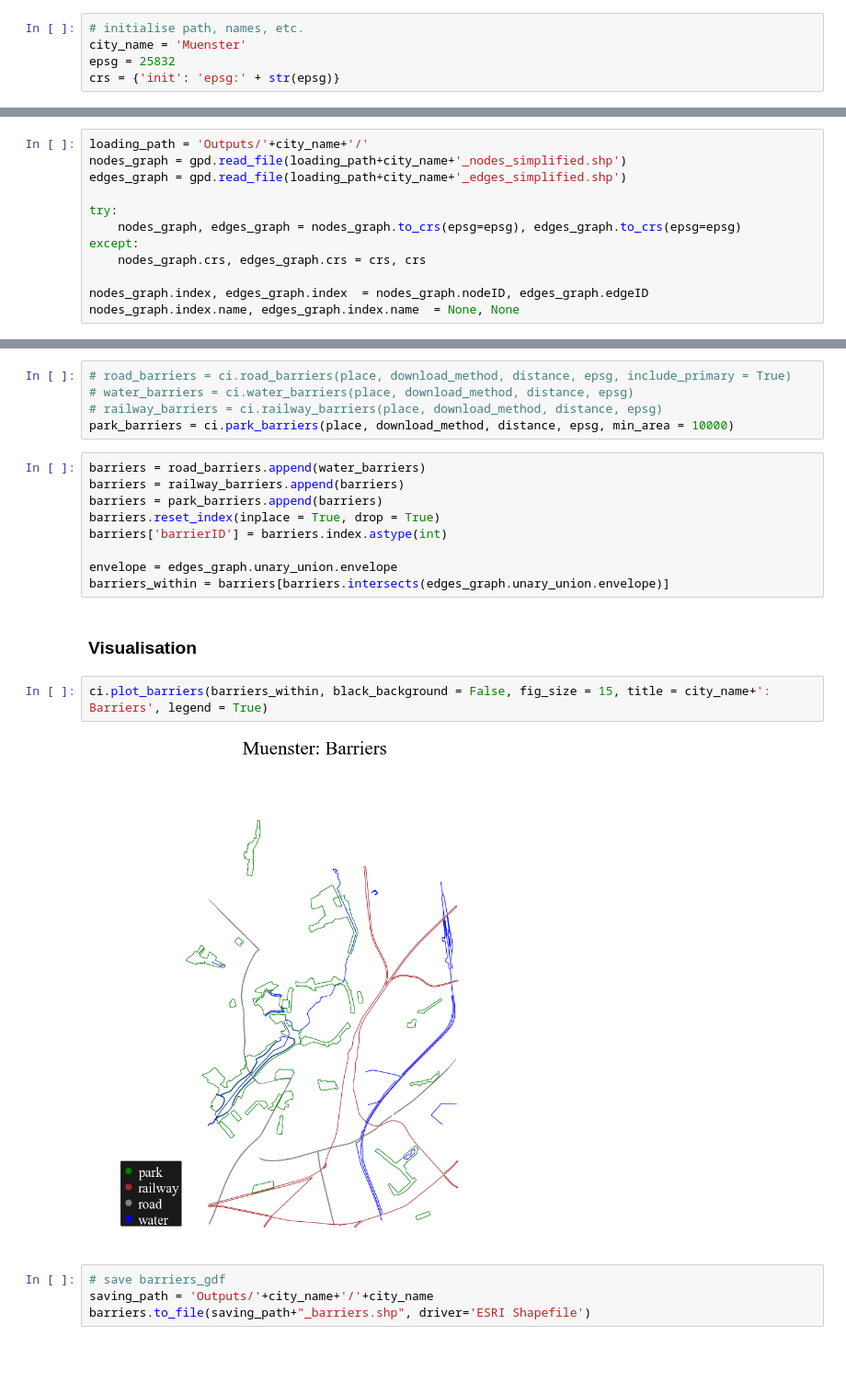
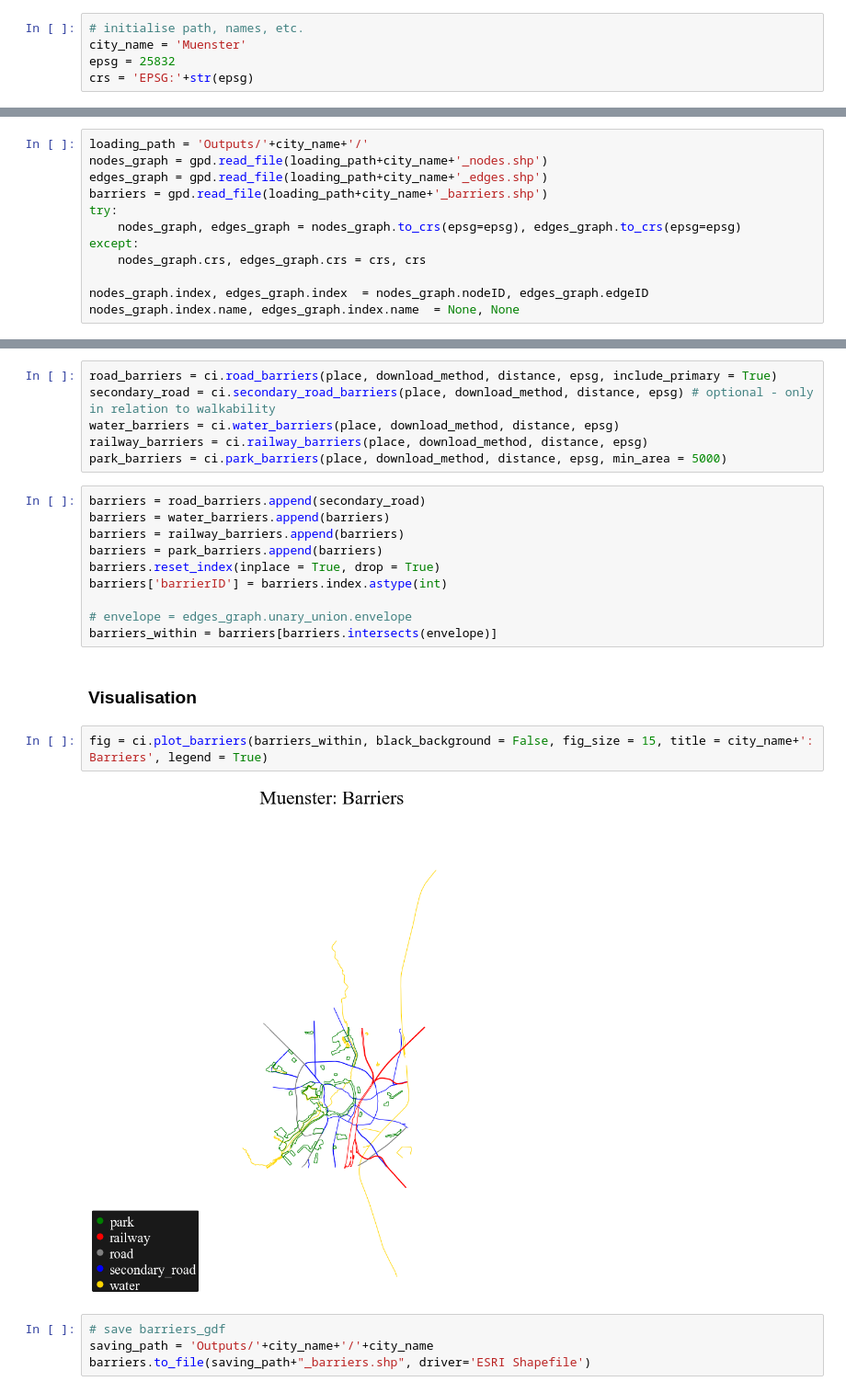
Before and after one commit to g-filomena/Computational-Image-of-the-City, a Jupyter notebook: 04-Barriers_Muenster.ipynb, the cells around one changed output, grey strips where cells are left out. Shown at 92% size. Drawn from its saved outputs; the diff is of its cells as text; blank space fills up the shorter version.

```diff
--- a/04-Barriers_Muenster.ipynb
+++ b/04-Barriers_Muenster.ipynb
@@ -10,7 +10,7 @@ import cityImage as ci
 # initialise path, names, etc.
 city_name = 'Muenster'
 epsg = 25832
-crs = {'init': 'epsg:' + str(epsg)}
+crs = 'EPSG:'+str(epsg)
 # %% [markdown]
 ### Download the network
 
@@ -31,9 +31,9 @@ nodes_graph, edges_graph = ci.clean_network(nodes_graph, edges_graph, dead_ends
 ### Load from local path
 # %%
 loading_path = 'Outputs/'+city_name+'/'
-nodes_graph = gpd.read_file(loading_path+city_name+'_nodes_simplified.shp')
-edges_graph = gpd.read_file(loading_path+city_name+'_edges_simplified.shp')
-
+nodes_graph = gpd.read_file(loading_path+city_name+'_nodes.shp')
+edges_graph = gpd.read_file(loading_path+city_name+'_edges.shp')
+barriers = gpd.read_file(loading_path+city_name+'_barriers.shp')
 try:
     nodes_graph, edges_graph = nodes_graph.to_crs(epsg=epsg), edges_graph.to_crs(epsg=epsg)
 except:
@@ -59,25 +59,27 @@ download_method = 'polygon'
 place = ci.envelope_wgs(edges_graph)
 distance = None
 # %%
-# road_barriers = ci.road_barriers(place, download_method, distance, epsg, include_primary = True)
-# water_barriers = ci.water_barriers(place, download_method, distance, epsg)
-# railway_barriers = ci.railway_barriers(place, download_method, distance, epsg)
-park_barriers = ci.park_barriers(place, download_method, distance, epsg, min_area = 10000)
+road_barriers = ci.road_barriers(place, download_method, distance, epsg, include_primary = True)
+secondary_road = ci.secondary_road_barriers(place, download_method, distance, epsg) # optional - only in relation to walkability
+water_barriers = ci.water_barriers(place, download_method, distance, epsg)
+railway_barriers = ci.railway_barriers(place, download_method, distance, epsg)
+park_barriers = ci.park_barriers(place, download_method, distance, epsg, min_area = 5000)
 # %%
-barriers = road_barriers.append(water_barriers)
+barriers = road_barriers.append(secondary_road)
+barriers = water_barriers.append(barriers)
 barriers = railway_barriers.append(barriers)
 barriers = park_barriers.append(barriers)
 barriers.reset_index(inplace = True, drop = True)
 barriers['barrierID'] = barriers.index.astype(int)
 
-envelope = edges_graph.unary_union.envelope
-barriers_within = barriers[barriers.intersects(edges_graph.unary_union.envelope)]
+# envelope = edges_graph.unary_union.envelope
+barriers_within = barriers[barriers.intersects(envelope)]
 # %% [markdown]
 ### Visualisation
 # %%
-ci.plot_barriers(barriers_within, black_background = False, fig_size = 15, title = city_name+': Barriers', legend = True)
+fig = ci.plot_barriers(barriers_within, black_background = False, fig_size = 15, title = city_name+': Barriers', legend = True)
 # %% [output]
-[figure, old version]
+[figure, new version]
 # %%
 # save barriers_gdf
 saving_path = 'Outputs/'+city_name+'/'+city_name
```
Also changed, not shown: parts of 8 cells of this notebook, 47 other files.
